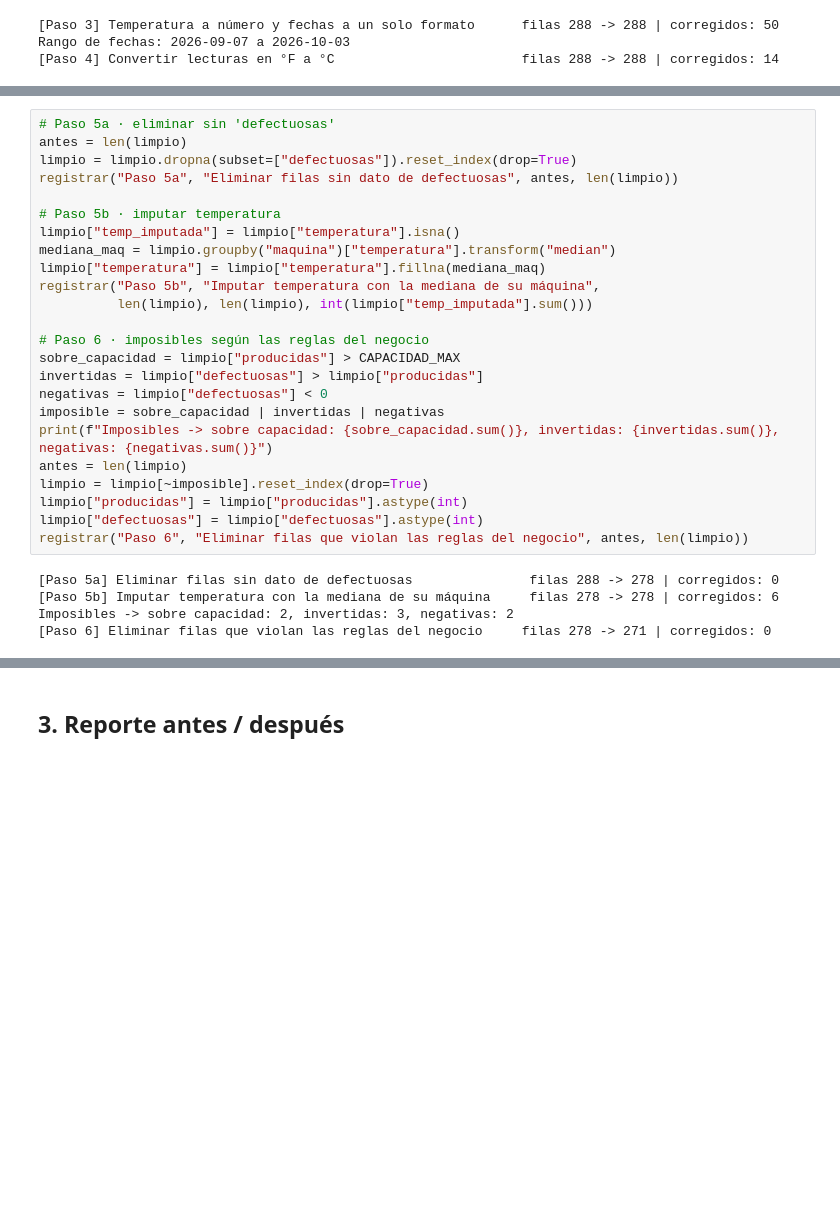
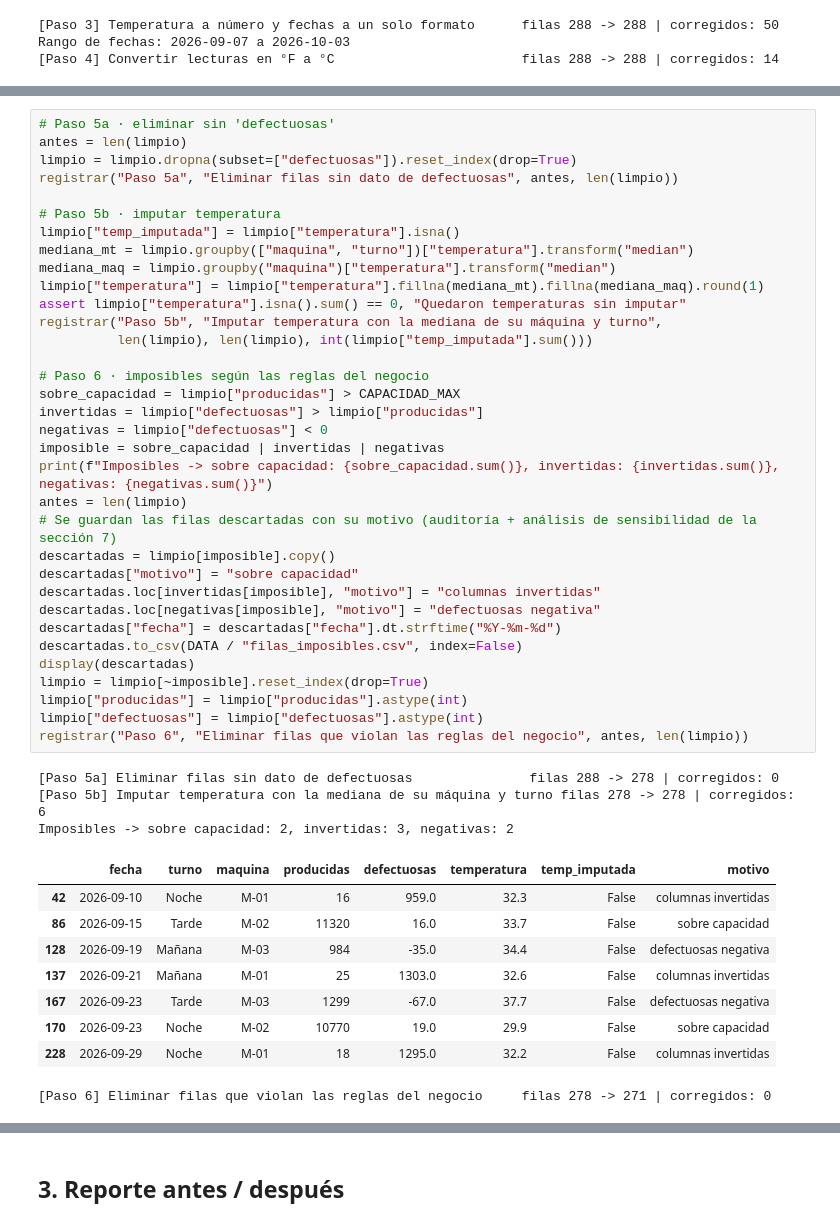
Before and after one commit to cristhiangg61-cmd/electiva-vi-ciencia-datos-2026-b-g1, a Jupyter notebook: 09-week/c2-activity/limpieza_y_consultas.ipynb, the cells around one changed output, grey strips where cells are left out. Cells and saved outputs as stored; diff of their text form; blank space fills up the shorter version.

```diff
--- a/09-week/c2-activity/limpieza_y_consultas.ipynb
+++ b/09-week/c2-activity/limpieza_y_consultas.ipynb
@@ -183,31 +186,49 @@ Rango de fechas: 2026-09-07 a 2026-10-03
 # %%
 # Paso 5a · eliminar sin 'defectuosas'
 antes = len(limpio)
 limpio = limpio.dropna(subset=["defectuosas"]).reset_index(drop=True)
 registrar("Paso 5a", "Eliminar filas sin dato de defectuosas", antes, len(limpio))
 
 # Paso 5b · imputar temperatura
 limpio["temp_imputada"] = limpio["temperatura"].isna()
+mediana_mt = limpio.groupby(["maquina", "turno"])["temperatura"].transform("median")
 mediana_maq = limpio.groupby("maquina")["temperatura"].transform("median")
-limpio["temperatura"] = limpio["temperatura"].fillna(mediana_maq)
-registrar("Paso 5b", "Imputar temperatura con la mediana de su máquina",
+limpio["temperatura"] = limpio["temperatura"].fillna(mediana_mt).fillna(mediana_maq).round(1)
+assert limpio["temperatura"].isna().sum() == 0, "Quedaron temperaturas sin imputar"
+registrar("Paso 5b", "Imputar temperatura con la mediana de su máquina y turno",
           len(limpio), len(limpio), int(limpio["temp_imputada"].sum()))
 
 # Paso 6 · imposibles según las reglas del negocio
 sobre_capacidad = limpio["producidas"] > CAPACIDAD_MAX
 invertidas = limpio["defectuosas"] > limpio["producidas"]
 negativas = limpio["defectuosas"] < 0
 imposible = sobre_capacidad | invertidas | negativas
 print(f"Imposibles -> sobre capacidad: {sobre_capacidad.sum()}, invertidas: {invertidas.sum()}, negativas: {negativas.sum()}")
 antes = len(limpio)
+# Se guardan las filas descartadas con su motivo (auditoría + análisis de sensibilidad de la sección 7)
+descartadas = limpio[imposible].copy()
+descartadas["motivo"] = "sobre capacidad"
+descartadas.loc[invertidas[imposible], "motivo"] = "columnas invertidas"
+descartadas.loc[negativas[imposible], "motivo"] = "defectuosas negativa"
+descartadas["fecha"] = descartadas["fecha"].dt.strftime("%Y-%m-%d")
+descartadas.to_csv(DATA / "filas_imposibles.csv", index=False)
+display(descartadas)
 limpio = limpio[~imposible].reset_index(drop=True)
 limpio["producidas"] = limpio["producidas"].astype(int)
 limpio["defectuosas"] = limpio["defectuosas"].astype(int)
 registrar("Paso 6", "Eliminar filas que violan las reglas del negocio", antes, len(limpio))
 # %% [output]
 [Paso 5a] Eliminar filas sin dato de defectuosas               filas 288 -> 278 | corregidos: 0
-[Paso 5b] Imputar temperatura con la mediana de su máquina     filas 278 -> 278 | corregidos: 6
+[Paso 5b] Imputar temperatura con la mediana de su máquina y turno filas 278 -> 278 | corregidos: 6
 Imposibles -> sobre capacidad: 2, invertidas: 3, negativas: 2
-[Paso 6] Eliminar filas que violan las reglas del negocio     filas 278 -> 271 | corregidos: 0
+|  | fecha | turno | maquina | producidas | defectuosas | temperatura | temp_imputada | motivo |
+| 42 | 2026-09-10 | Noche | M-01 | 16 | 959.0 | 32.3 | False | columnas invertidas |
+| 86 | 2026-09-15 | Tarde | M-02 | 11320 | 16.0 | 33.7 | False | sobre capacidad |
+| 128 | 2026-09-19 | Mañana | M-03 | 984 | -35.0 | 34.4 | False | defectuosas negativa |
+| 137 | 2026-09-21 | Mañana | M-01 | 25 | 1303.0 | 32.6 | False | columnas invertidas |
+| 167 | 2026-09-23 | Tarde | M-03 | 1299 | -67.0 | 37.7 | False | defectuosas negativa |
+| 170 | 2026-09-23 | Noche | M-02 | 10770 | 19.0 | 29.9 | False | sobre capacidad |
+| 228 | 2026-09-29 | Noche | M-01 | 18 | 1295.0 | 32.2 | False | columnas invertidas |
+[Paso 6] Eliminar filas que violan las reglas del negocio     filas 278 -> 271 | corregidos: 0
 # %% [markdown]
 ### Atípicos de temperatura: se investigan, no se borran
```
Also changed, not shown: parts of 16 cells of this notebook, 15 other files.
